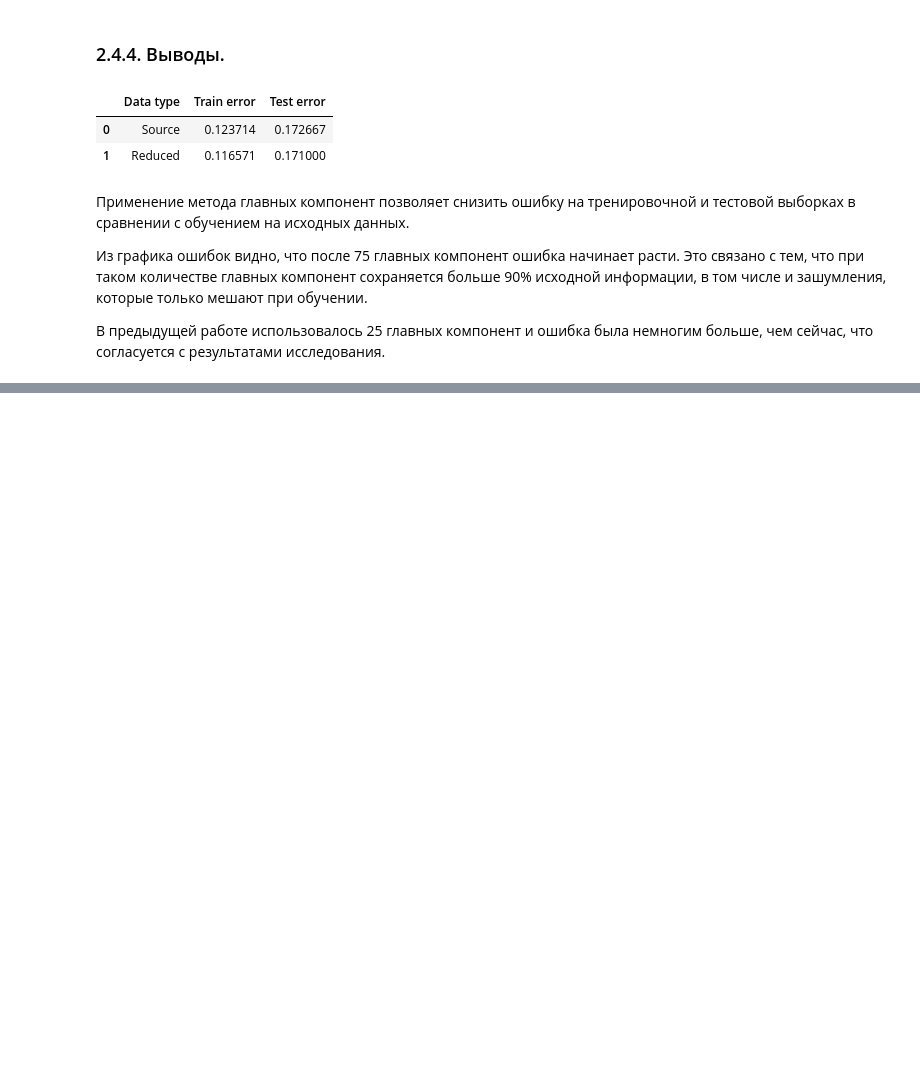
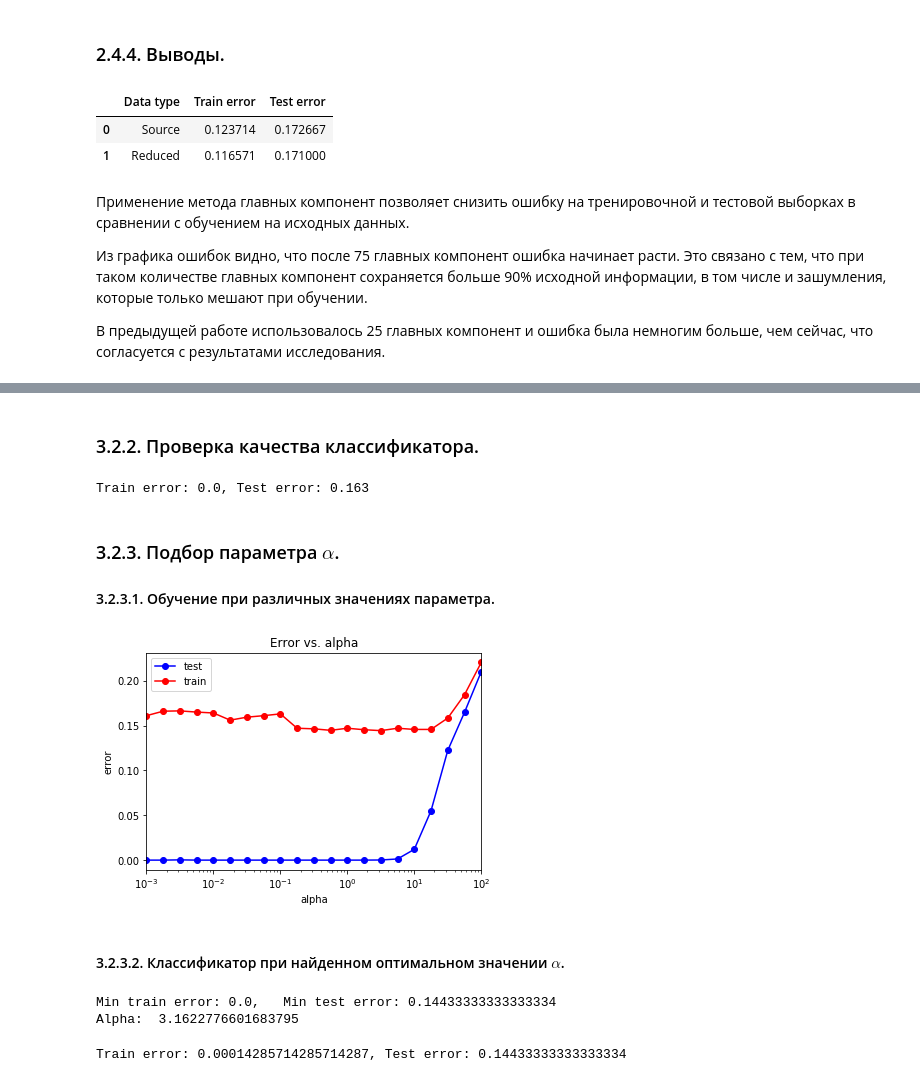
Before and after one commit to KJlaccHoeUM9l/machine-learning-course, a Jupyter notebook: first_homework.ipynb, the cells around one changed output, grey strips where cells are left out. Drawn from its saved outputs; the diff is of its cells as text; code cells hidden in the pictures; blank space fills up the shorter version.

```diff
--- a/first_homework.ipynb
+++ b/first_homework.ipynb
@@ -765,0 +775,15 @@ pd.DataFrame(errors_board_dict)
+# %%
+data = pd.read_csv('..\\datasets\\fashionmnist\\fashion-mnist_test.csv')
+
+# Отделение признаков от меток
+X = data.drop(('label'), axis = 1)
+y = data['label']
+
+# Нормализация
+X = (X - X.mean(axis = 0))/X.std(axis = 0)
+
+# Разделение на обучающую и тестовую выборки
+X_train, X_test, y_train, y_test = train_test_split(X, y, test_size = 0.3, random_state = 42)
+N_train, _ = X_train.shape
+N_test,  _ = X_test.shape
+print(N_train, N_test)
@@ -765,0 +798,4 @@ pd.DataFrame(errors_board_dict)
+# %%
+mlp_model = MLPClassifier(hidden_layer_sizes = (100,50), solver = 'lbfgs',
+                          activation = 'logistic', random_state = 42)
+mlp_model.fit(X_train, y_train)
@@ -765,0 +810,60 @@ pd.DataFrame(errors_board_dict)
+# %% [markdown]
+### 3.2.2. Проверка качества классификатора.
+# %%
+y_train_pred = mlp_model.predict(X_train)
+y_test_pred = mlp_model.predict(X_test)
+# %%
+print('Train error: {}, Test error: {}'.format(np.mean(y_train != y_train_pred), np.mean(y_test != y_test_pred)))
+# %% [output]
+Train error: 0.0, Test error: 0.163
+# %% [markdown]
+### 3.2.3. Подбор параметра $\alpha$.
+
+#### 3.2.3.1. Обучение при различных значениях параметра.
+# %%
+alpha_arr = np.logspace(-3, 2, 21)
+test_err = []
+train_err = []
+for alpha in alpha_arr:
+    mlp_model = MLPClassifier(alpha = alpha, hidden_layer_sizes = (100,50),
+                              solver = 'lbfgs', activation = 'logistic', random_state = 42)
+    mlp_model.fit(X_train, y_train)
+
+    y_train_pred = mlp_model.predict(X_train)
+    y_test_pred = mlp_model.predict(X_test)
+    train_err.append(np.mean(y_train != y_train_pred))
+    test_err.append(np.mean(y_test != y_test_pred))
+# %%
+plt.semilogx(alpha_arr, train_err, 'b-o', label = 'test')
+plt.semilogx(alpha_arr, test_err, 'r-o', label = 'train')
+plt.xlim([np.max(alpha_arr), np.min(alpha_arr)])
+plt.title('Error vs. alpha')
+plt.xlabel('alpha')
+plt.ylabel('error')
+plt.legend()
+pass
+# %% [output]
+[figure, added]
+# %% [markdown]
+#### 3.2.3.2. Классификатор при найденном оптимальном значении $\alpha$.
+# %%
+min_train_err = np.min(train_err)
+min_test_err = np.min(test_err)
+alpha_opt = alpha_arr[test_err == min_test_err][0]
+
+print('Min train error: {}, \tMin test error: {}'.format(min_train_err, min_test_err))
+print('Alpha: ', alpha_opt)
+# %% [output]
+Min train error: 0.0,   Min test error: 0.14433333333333334
+Alpha:  3.1622776601683795
+# %%
+mlp_model = MLPClassifier(alpha = alpha_opt, hidden_layer_sizes = (100, 50),
+                          solver = 'lbfgs', activation = 'logistic', random_state = 42)
+mlp_model.fit(X_train, y_train)
+
+y_train_pred = mlp_model.predict(X_train)
+y_test_pred = mlp_model.predict(X_test)
+
+print('Train error: {}, Test error: {}'.format(np.mean(y_train != y_train_pred), np.mean(y_test != y_test_pred)))
+# %% [output]
+Train error: 0.00014285714285714287, Test error: 0.14433333333333334
```
Also changed, not shown: parts of 20 cells of this notebook.
